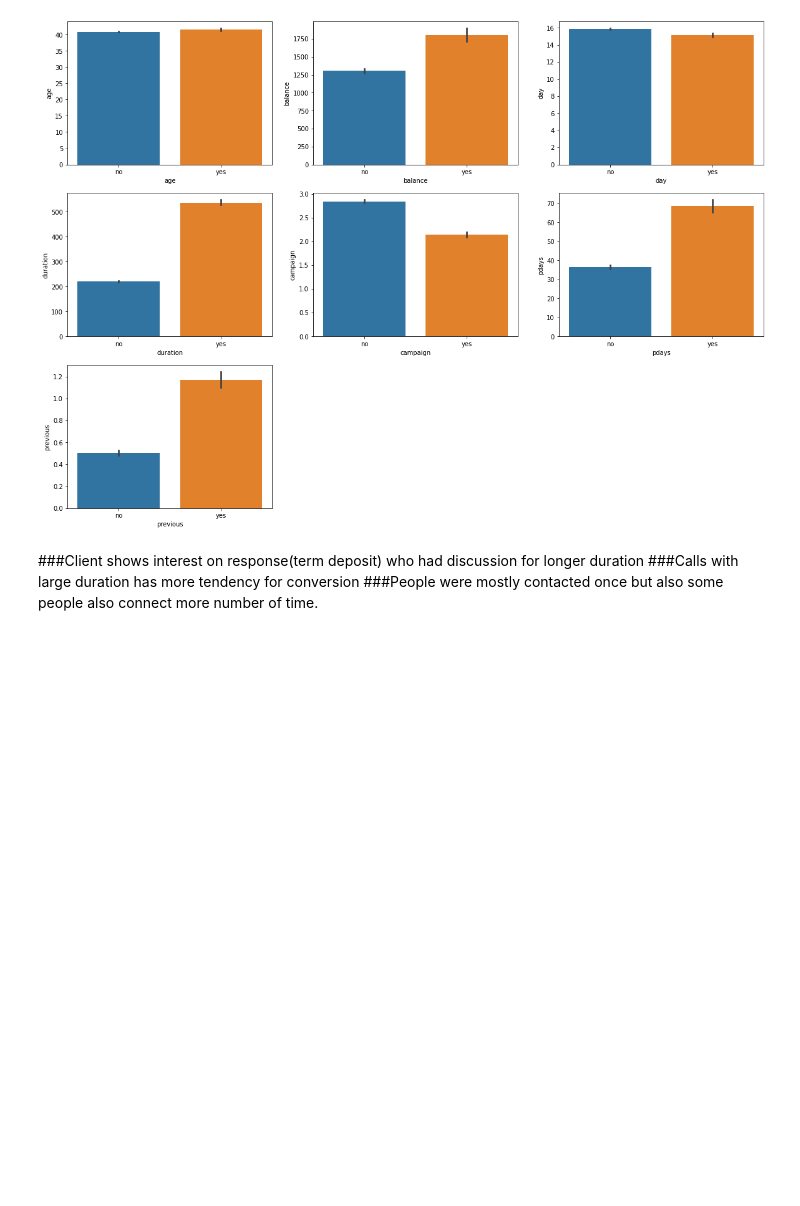
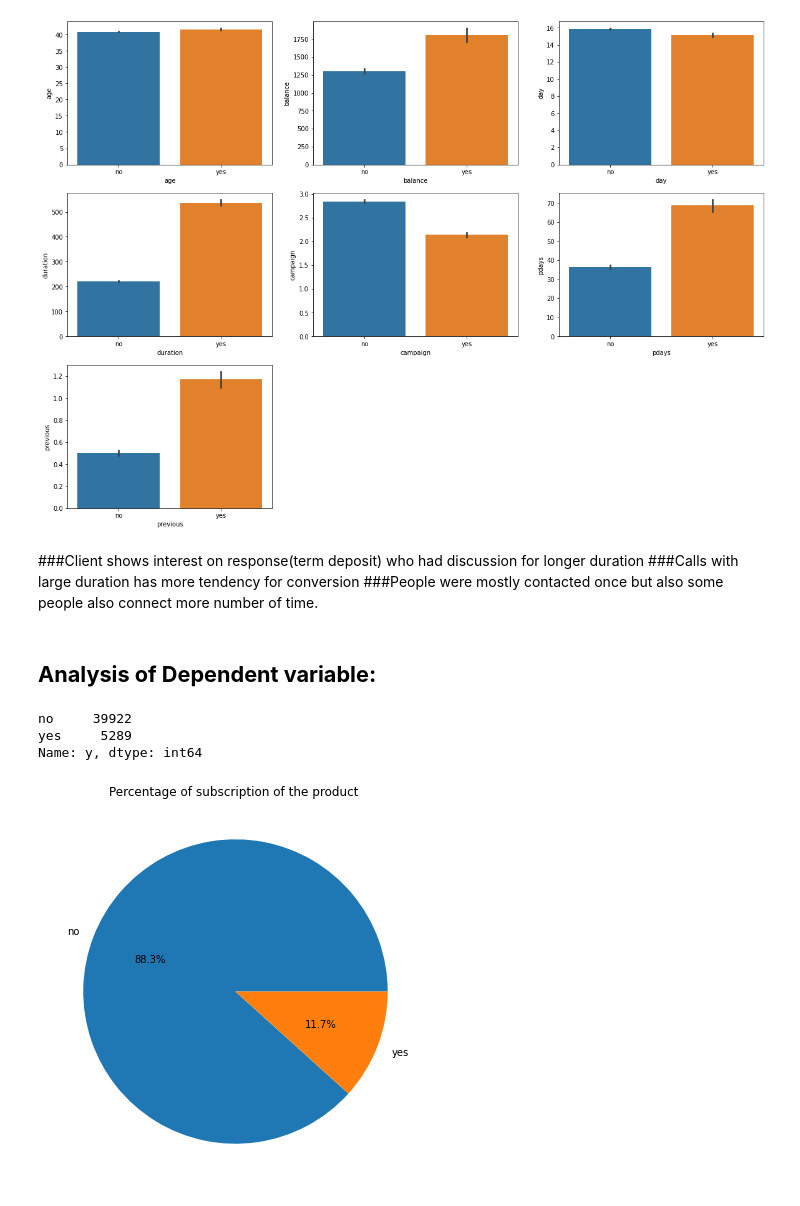
Before and after one commit to YashwantRaul/Supervised-ML-Classification, a Jupyter notebook: Bank_Marketing_Effectiveness_Prediction_Capstone_Project.ipynb, the cells around one changed output. Drawn from its saved outputs; the diff is of its cells as text; code cells hidden in the pictures; blank space fills up the shorter version.

```diff
--- a/Bank_Marketing_Effectiveness_Prediction_Capstone_Project.ipynb
+++ b/Bank_Marketing_Effectiveness_Prediction_Capstone_Project.ipynb
@@ -381,3 +381,18 @@ plt.show()
 ###Client shows interest on response(term deposit) who had discussion for longer duration
 ###Calls with large duration has more tendency for conversion
 ###People were mostly contacted once but also some people also connect more number of time.
+# %% [markdown]
+## **Analysis of Dependent variable:**
+# %%
+df['y'].value_counts()
+# %% [output]
+no     39922
+yes     5289
+Name: y, dtype: int64
+# %%
+#visualize most preferred hotels
+plt.figure(figsize=(7,7))
+plt.pie(df['y'].value_counts(),labels = df['y'].value_counts().keys(),autopct = '%0.1f%%')
+plt.title('Percentage of subscription of the product ');
+# %% [output]
+[figure, added]
```
Also changed, not shown: parts of 32 cells of this notebook.
